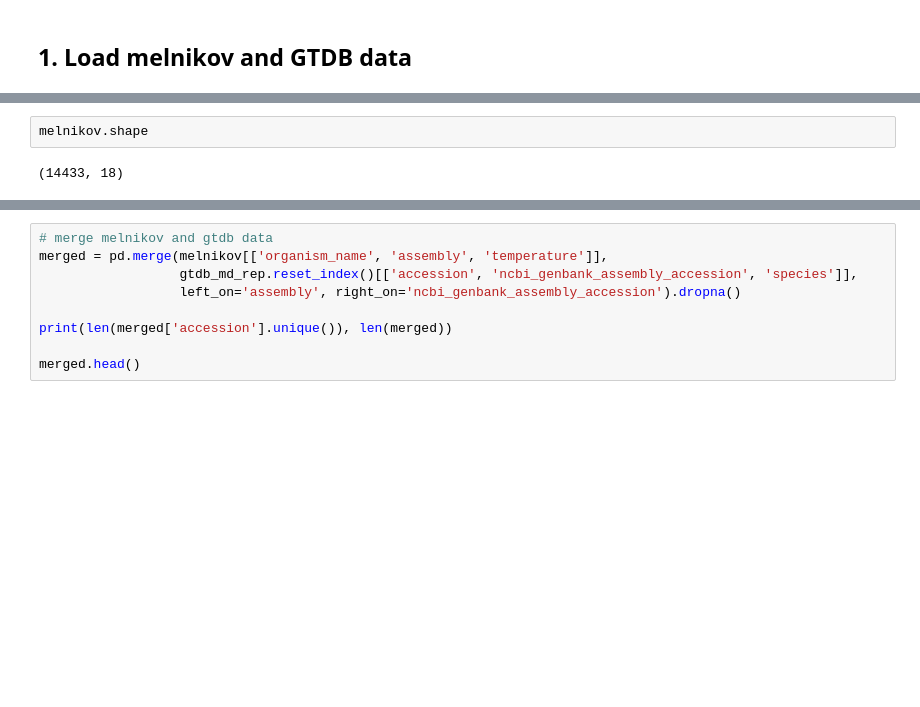
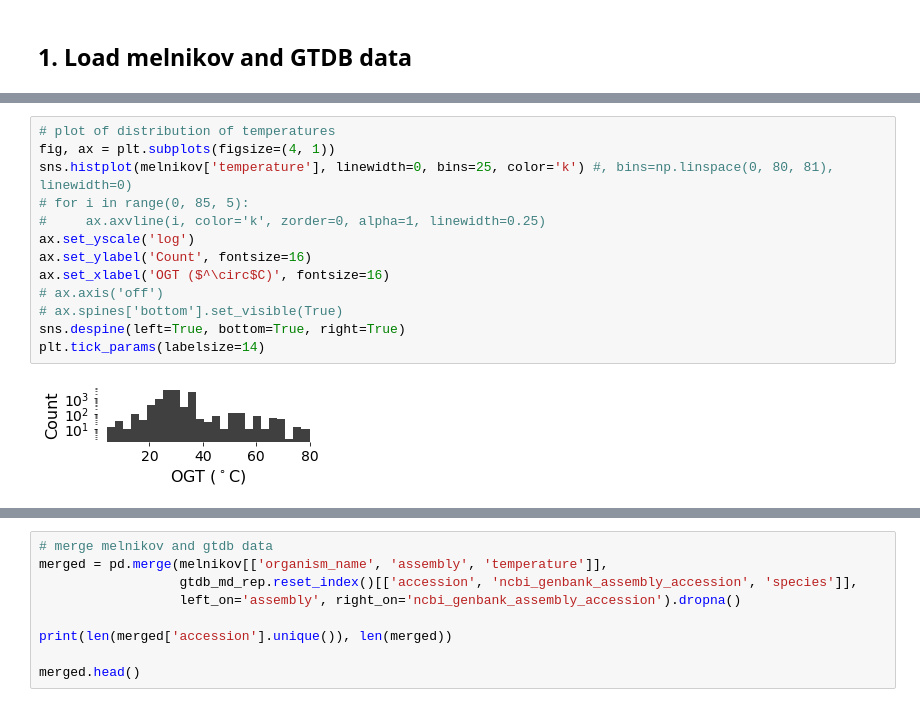
Before and after one commit to realmichaelhoffert/adenylate_kinase_ogt, a Jupyter notebook: notebooks/00_adenylate_kinase.ipynb, the cells around one changed output, grey strips where cells are left out. Saved outputs shown, nothing was run; the diff lists cells and outputs as text; blank space fills up the shorter version.

```diff
--- a/notebooks/00_adenylate_kinase.ipynb
+++ b/notebooks/00_adenylate_kinase.ipynb
@@ -119,4 +129,15 @@ plt.tick_params(labelsize=14)
-# %%
-melnikov.shape
-# %% [output]
-(14433, 18)
+# %%
+# plot of distribution of temperatures
+fig, ax = plt.subplots(figsize=(4, 1))
+sns.histplot(melnikov['temperature'], linewidth=0, bins=25, color='k') #, bins=np.linspace(0, 80, 81), linewidth=0)
+# for i in range(0, 85, 5):
+#     ax.axvline(i, color='k', zorder=0, alpha=1, linewidth=0.25)
+ax.set_yscale('log')
+ax.set_ylabel('Count', fontsize=16)
+ax.set_xlabel('OGT ($^\circ$C)', fontsize=16)
+# ax.axis('off')
+# ax.spines['bottom'].set_visible(True)
+sns.despine(left=True, bottom=True, right=True)
+plt.tick_params(labelsize=14)
+# %% [output]
+[figure, added]
```
Also changed, not shown: parts of 17 cells of this notebook, 15 other files.
